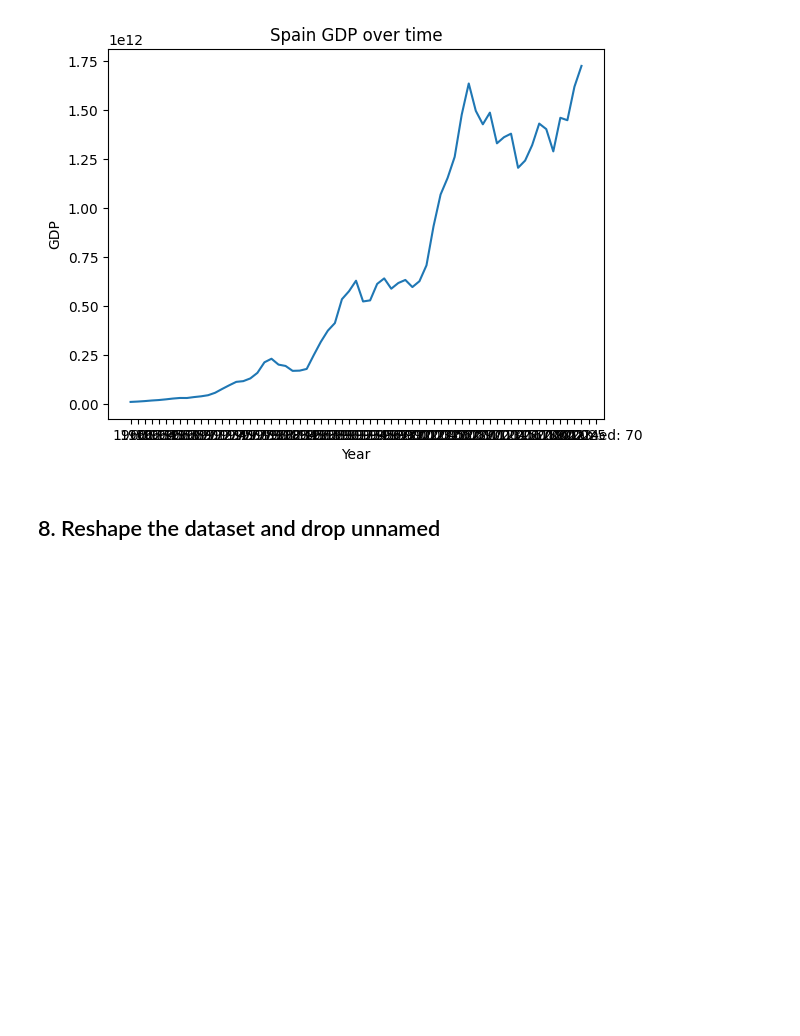
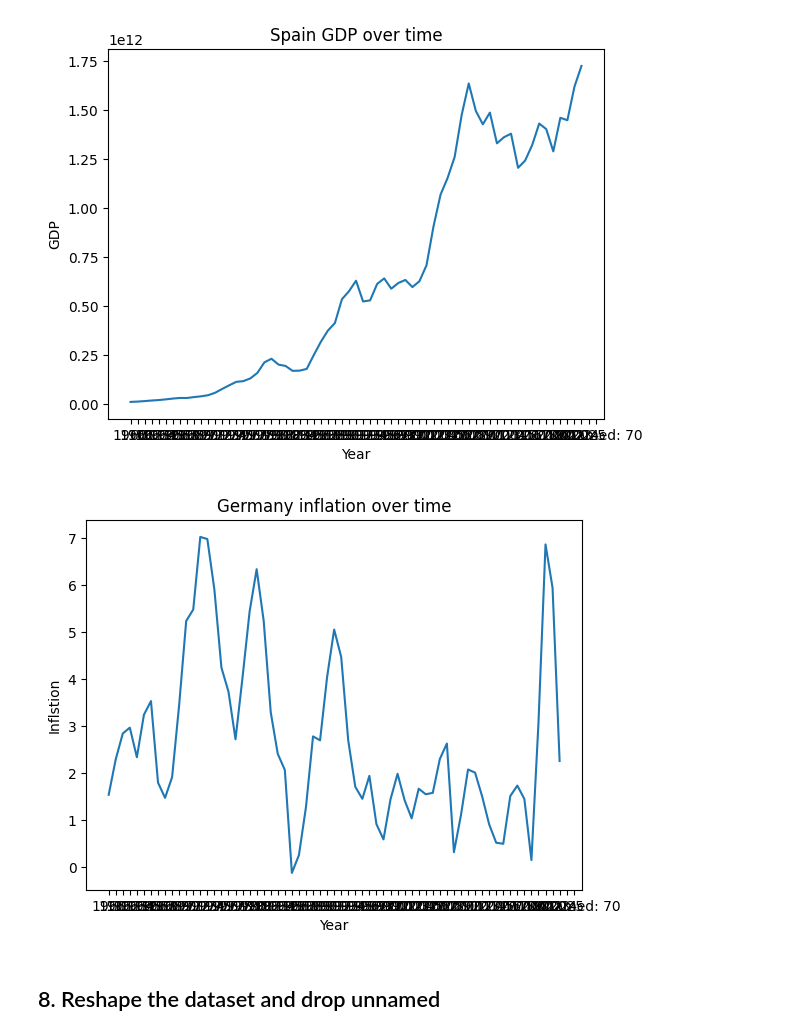
Before and after one commit to alenachuklina/global-economic-risk-monitor, a Jupyter notebook: notebooks/01_data_exploration.ipynb, the cells around one changed output. Saved outputs shown, nothing was run; the diff lists cells and outputs as text; code cells hidden in the pictures; blank space fills up the shorter version.

```diff
--- a/notebooks/01_data_exploration.ipynb
+++ b/notebooks/01_data_exploration.ipynb
@@ -60,3 +74,6 @@ df.head()
 | 3 | Africa Western and Central | AFW | GDP (current US$) | NY.GDP.MKTP.CD | 1.190481e+10 | 1.270772e+10 | 1.363059e+10 | 1.446891e+10 | ... |
 | 4 | Angola | AGO | GDP (current US$) | NY.GDP.MKTP.CD | NaN | NaN | NaN | NaN | ... |
 5 rows × 71 columns
+# %%
+df_inf = pd.read_csv("inflation_data/API_FP.CPI.TOTL.ZG_DS2_EN_csv_v2_15811.csv", skiprows=4)
+df_inf.head()
@@ -118,0 +175,3 @@ spain_years
+# %%
+germany_inf= df_inf[df_inf['Country Name'] == 'Germany']
+germany_inf
@@ -118,0 +182,3 @@ spain_years
+# %%
+germany_years_inf = germany_inf.iloc[:, 4:]
+germany_years_inf
@@ -129,6 +199,17 @@ plt.ylabel("GDP")
 plt.show()
 # %% [output]
 [figure]
+# %%
+years = germany_years_inf.columns
+values = germany_years_inf.values.flatten()
+
+plt.plot(years, values)
+plt.title("Germany inflation over time")
+plt.xlabel("Year")
+plt.ylabel("Inflstion")
+plt.show()
+# %% [output]
+[figure, added]
 # %% [markdown]
 ## 8. Reshape the dataset and drop unnamed
 # %%
```
Also changed, not shown: parts of 33 cells of this notebook.
